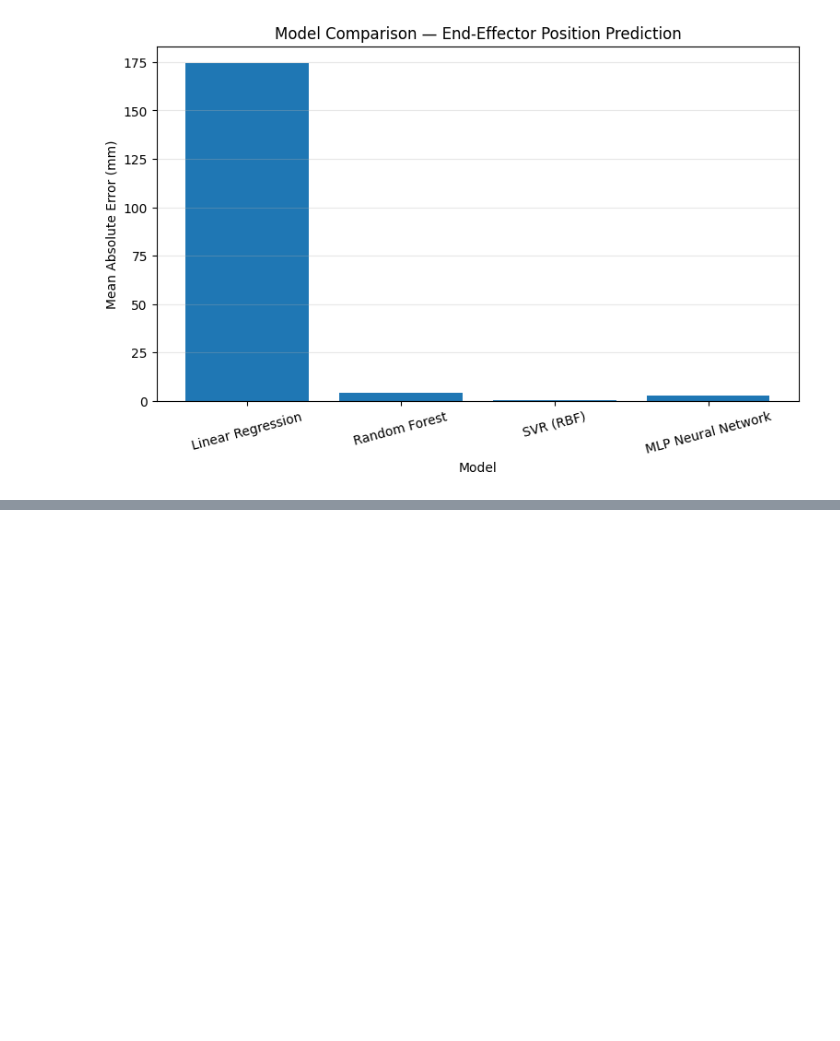
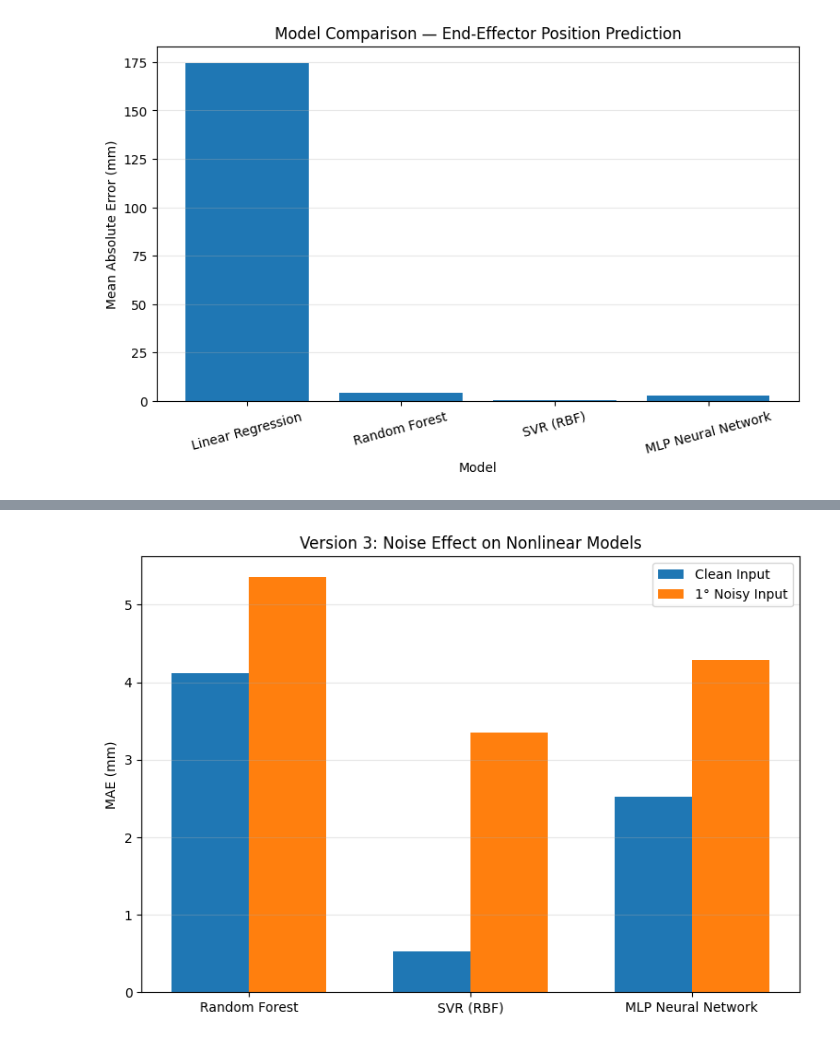
Before and after one commit to MVpranav168/2-link-robot-ml, a Jupyter notebook: 01_robot_arm_ml.ipynb, the cells around one changed output, grey strips where cells are left out. Cells and saved outputs as stored; diff of their text form; code cells hidden in the pictures; blank space fills up the shorter version.

```diff
--- a/01_robot_arm_ml.ipynb
+++ b/01_robot_arm_ml.ipynb
@@ -515,0 +749,33 @@ plt.show()
+# %%
+nonlinear_results = v3_results[
+    v3_results["Model"] != "Linear Regression"
+]
+
+plt.figure(figsize=(9, 6))
+
+x_pos = np.arange(len(nonlinear_results))
+width = 0.35
+
+plt.bar(
+    x_pos - width/2,
+    nonlinear_results["Clean_MAE_mm"],
+    width,
+    label="Clean Input"
+)
+
+plt.bar(
+    x_pos + width/2,
+    nonlinear_results["Noisy_MAE_mm"],
+    width,
+    label="1° Noisy Input"
+)
+
+plt.xticks(x_pos, nonlinear_results["Model"])
+plt.ylabel("MAE (mm)")
+plt.title("Version 3: Noise Effect on Nonlinear Models")
+plt.legend()
+plt.grid(axis="y", alpha=0.3)
+
+plt.show()
+# %% [output]
+[figure, added]
```
Also changed, not shown: parts of 15 cells of this notebook.
